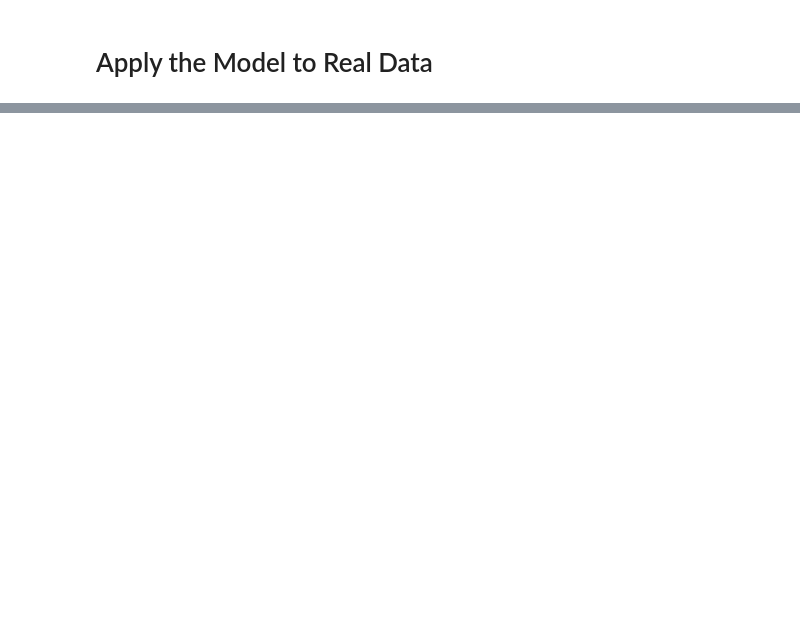
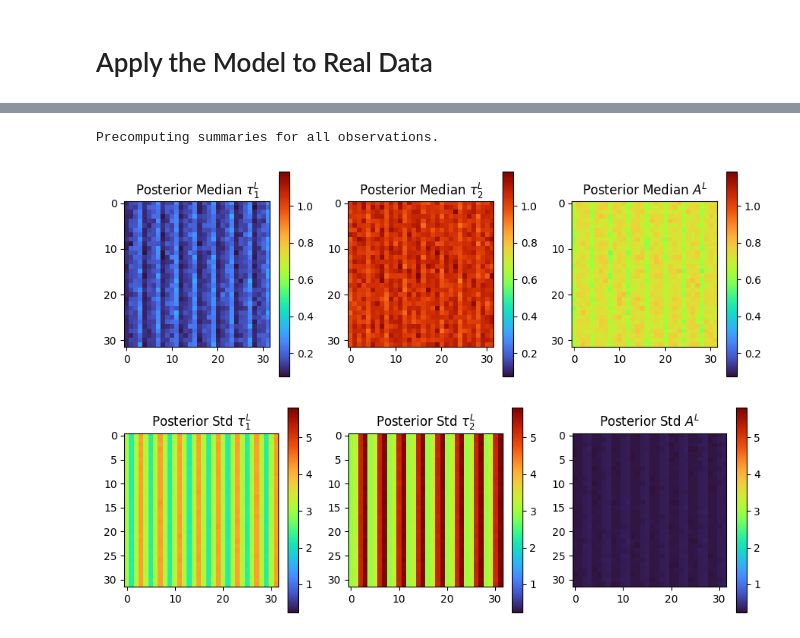
Before and after one commit to bayesflow-org/hierarchical-abi, a Jupyter notebook: fli score matching.ipynb, the cells around one changed output, grey strips where cells are left out. Drawn from its saved outputs; the diff is of its cells as text; code cells hidden in the pictures; blank space fills up the shorter version.

```diff
--- a/fli score matching.ipynb
+++ b/fli score matching.ipynb
@@ -269,19 +314,40 @@ posterior_local_samples_real = euler_maruyama_sampling(score_model, real_data[:,
+# %%
+chunk_size = 2048
+score_model.sde.s_shift_cosine = 0
+
+posterior_local_samples_real = {'log_tau_L': [], 'log_delta_tau_L': [], 'a_l': []}
+for start_idx in tqdm(range(0, grid_data**2, chunk_size)):
+    end_idx = min(start_idx + chunk_size, grid_data**2)
+    posterior_samples_chunk = euler_maruyama_sampling(score_model, real_data[:, start_idx:end_idx],
+                                                        conditions=posterior_global_samples_real,
+                                                        n_post_samples=n_post_samples,
+                                                        diffusion_steps=100, device=torch_device, verbose=False)
+
+    for i_k, k in enumerate(posterior_local_samples_real.keys()):
+        posterior_local_samples_real[k].append(posterior_samples_chunk[0, :, :, i_k])
+
+for k in posterior_local_samples_real.keys():
+    posterior_local_samples_real[k] = np.concatenate(posterior_local_samples_real[k], axis=1)
+# %% [output]
+Precomputing summaries for all observations.
 # %%
-ps = posterior_local_samples_real[0, :, :local_n_grid*local_n_grid].reshape(n_post_samples, local_n_grid, local_n_grid, 3).copy()
 tau, tau_2, A = prior.transform_raw_params(
-    log_tau=ps[:, :, :, 0],
-    log_delta_tau=ps[:, :, :, 1],
-    a=ps[:, :, :, 2]
+    log_tau=posterior_local_samples_real['log_tau_L'].T.reshape(n_post_samples, grid_data, grid_data),
+    log_delta_tau=posterior_local_samples_real['log_delta_tau_L'].T.reshape(n_post_samples, grid_data, grid_data),
+    a=posterior_local_samples_real['a_l'].T.reshape(n_post_samples, grid_data, grid_data),
 )
 ps = np.concatenate([tau[:, :, :, np.newaxis], tau_2[:, :, :, np.newaxis], A[:, :, :, np.newaxis]], axis=-1)
 transf_local_param_names = [r'$\tau_1^L$', r'$\tau_2^L$', r'$A^L$']
 
 med = np.median(ps, axis=0)
 std = np.std(ps, axis=0)
 visualize_simulation_output(med, title_prefix=['Posterior Median ' + p for p in transf_local_param_names],
                             cmap='turbo', save_path=f"plots/real_data_median.png")
 visualize_simulation_output(std, title_prefix=['Posterior Std ' + p for p in transf_local_param_names],
                             cmap='turbo', save_path=f"plots/real_data_std.png")
+# %% [output]
+[figure, added]
+[figure, added]
 # %%
 fig, axis = plt.subplots(1, 5, figsize=(10, 3), tight_layout=True, sharex=True, sharey=True)
 axis = axis.flatten()
```
Also changed, not shown: parts of 18 cells of this notebook, 8 other files.
